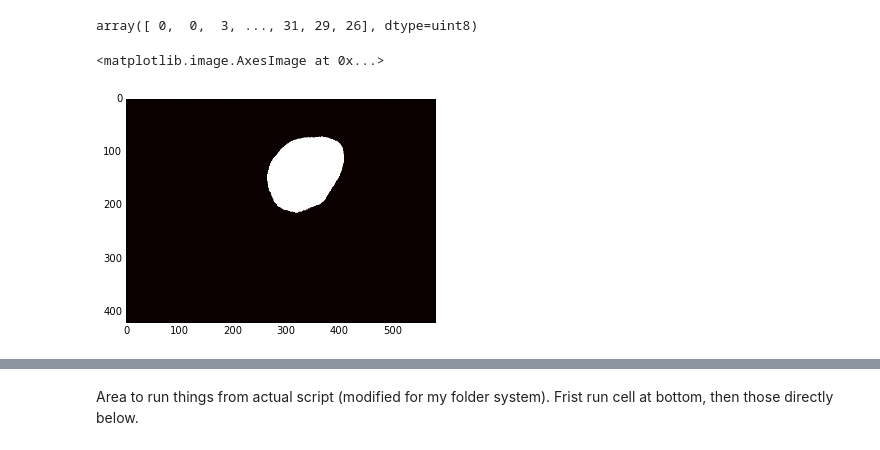
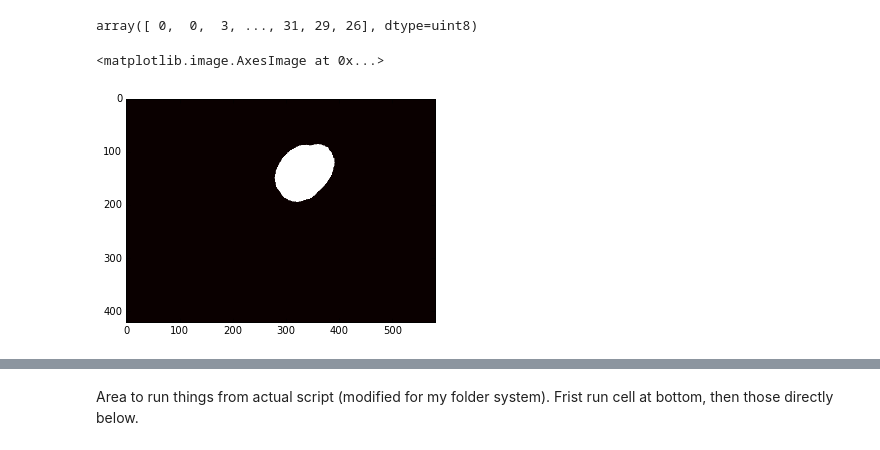
Before and after one commit to agalea91/Kaggle_scripts, a Jupyter notebook: nerve_ultrasound/nerve_hunters.ipynb, the cells around one changed output, grey strips where cells are left out. Saved outputs shown, nothing was run; the diff lists cells and outputs as text; code cells hidden in the pictures.

```diff
--- a/nerve_ultrasound/nerve_hunters.ipynb
+++ b/nerve_ultrasound/nerve_hunters.ipynb
@@ -179,32 +212,32 @@ def find_best_mask():
     for fl in files:
         mask = cv2.imread(fl, cv2.IMREAD_GRAYSCALE)
         overall_mask += mask
     overall_mask /= 255
     max_value = overall_mask.max()
-    koeff = 0.3
+    koeff = 0.5
     overall_mask[overall_mask < koeff * max_value] = 0
     overall_mask[overall_mask >= koeff * max_value] = 255
     overall_mask = overall_mask.astype(np.uint8)
     return overall_mask
 
 # files = glob.glob(os.path.join("train", "*_mask.tif"))
 # overall_mask = cv2.imread(files[0], cv2.IMREAD_GRAYSCALE)
 # print(overall_mask.flatten().sum())
 
 # overall_mask.fill(0)
 # print(overall_mask.flatten().sum())
 
 # overall_mask = overall_mask.astype(np.float32)
 
 # for fl in files:
 #     mask = cv2.imread(fl, cv2.IMREAD_GRAYSCALE)
 #     overall_mask += mask
 # overall_mask /= 255
 
 # print(overall_mask.flatten().sum())
 
 overall_mask = find_best_mask()
 plt.imshow(overall_mask, cmap='hot')
 # %% [output]
 <matplotlib.image.AxesImage at 0x...>
-[figure, old version]
+[figure, new version]
```
Also changed, not shown: parts of 11 cells of this notebook, 1 other file.
